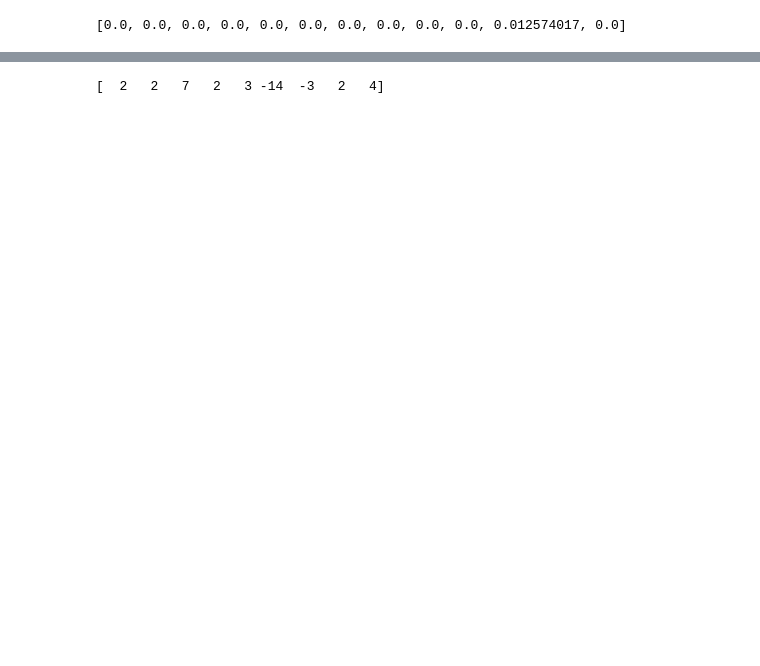
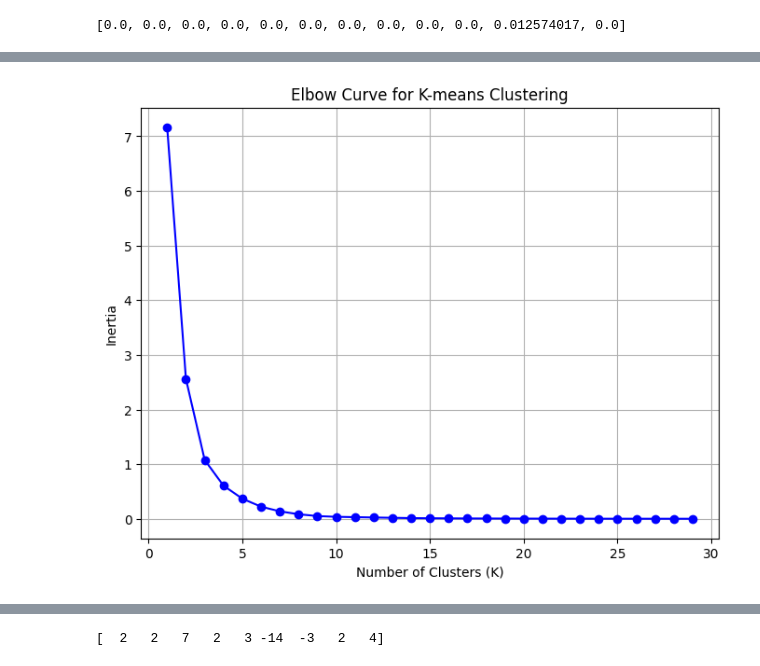
Before and after one commit to shreyashchatterjee/Capstone, a Jupyter notebook: Prediction.ipynb, the cells around one changed output, grey strips where cells are left out. Cells and saved outputs as stored; diff of their text form; code cells hidden in the pictures; blank space fills up the shorter version.

```diff
--- a/Prediction.ipynb
+++ b/Prediction.ipynb
@@ -701,20 +626,0 @@ Anomalies (indices): [ 1  2  3  4  5 10 11]
-# %%
-import numpy as np
-
-# Sample data
-timestamps = np.array([1, 2, 3, 4, 5, 6, 7, 8, 9, 10])
-feature_values = np.array([10, 12, 14, 21, 23, 26, 12, 9, 11, 15])
-
-# Calculate slope
-time_diff = np.diff(timestamps)
-value_diff = np.diff(feature_values)
-slopes = value_diff / time_diff
-
-# Define a threshold for anomaly detection (you can adjust this threshold)
-anomaly_threshold = 2
-
-# Identify anomalies
-anomalies = np.where(slopes > anomaly_threshold)[0]
-
-print("Slopes:", slopes)
-print("Anomalies (indices):", anomalies)
@@ -723,0 +627,65 @@ Anomalies (indices): [2 4 8]
+# %%
+from sklearn.cluster import KMeans
+import matplotlib.pyplot as plt
+import numpy as np
+
+subgraph_means = {}
+
+for index, subgraph in enumerate(subgraphs):
+    node_speeds = []
+    for node in subgraph:
+        node_speeds.append(torch.mean(train_dataset[9231].x[node][0]))
+
+    subgraph_means[index] = np.mean(node_speeds)
+
+
+# subgraph_means_pd = pd.DataFrame(subgraph_means)
+k_values = range(1, 30)
+# k = 2
+inertias = []
+feature_list = list(subgraph_means.values())
+
+for k in k_values:
+    kmeans = KMeans(n_clusters=k, random_state=0)
+    #feature_list = list(subgraph_means.values())
+    kmeans.fit(np.array(feature_list).reshape(-1, 1))  # X is your data
+    inertias.append(kmeans.inertia_)
+
+diff1 = np.diff(inertias)
+diff2 = np.diff(diff1)
+
+plt.figure(figsize=(8, 6))
+plt.plot(k_values, inertias, marker='o', linestyle='-', color='b')
+plt.xlabel('Number of Clusters (K)')
+plt.ylabel('Inertia')
+plt.title('Elbow Curve for K-means Clustering')
+plt.grid(True)
+plt.show()
+
+elbow_point = np.where(diff2 == max(diff2))[0][0] + 2
+
+print("Elbow point is ", elbow_point)
+kmeans = KMeans(n_clusters=elbow_point, random_state=0)
+kmeans.fit(np.array(feature_list).reshape(-1, 1))
+cluster_labels = kmeans.labels_
+print("cluster assignments are ,",  cluster_labels)
+
+import matplotlib.pyplot as plt
+#Initialize lists to store data points for each cluster
+cluster_data = [[] for _ in range(elbow_point)]
+
+# Organize data points by cluster
+for i, label in enumerate(cluster_labels):
+    if label == cluster:
+        cluster_data[label].append(feature_values[i])
+# Plot the data points colored by their cluster assignment
+for cluster in range(elbow_point):
+    plt.scatter(cluster_data[cluster], [cluster] * np.sum(cluster_labels == cluster), label=f'Cluster {cluster}')
+
+plt.xlabel('Feature Value')
+plt.ylabel('Cluster')
+plt.legend()
+plt.title('K-means Clustering with a Single Feature')
+plt.show()
+# %% [output]
+[figure, added]
```
Also changed, not shown: parts of 40 cells of this notebook, 2 other files.
